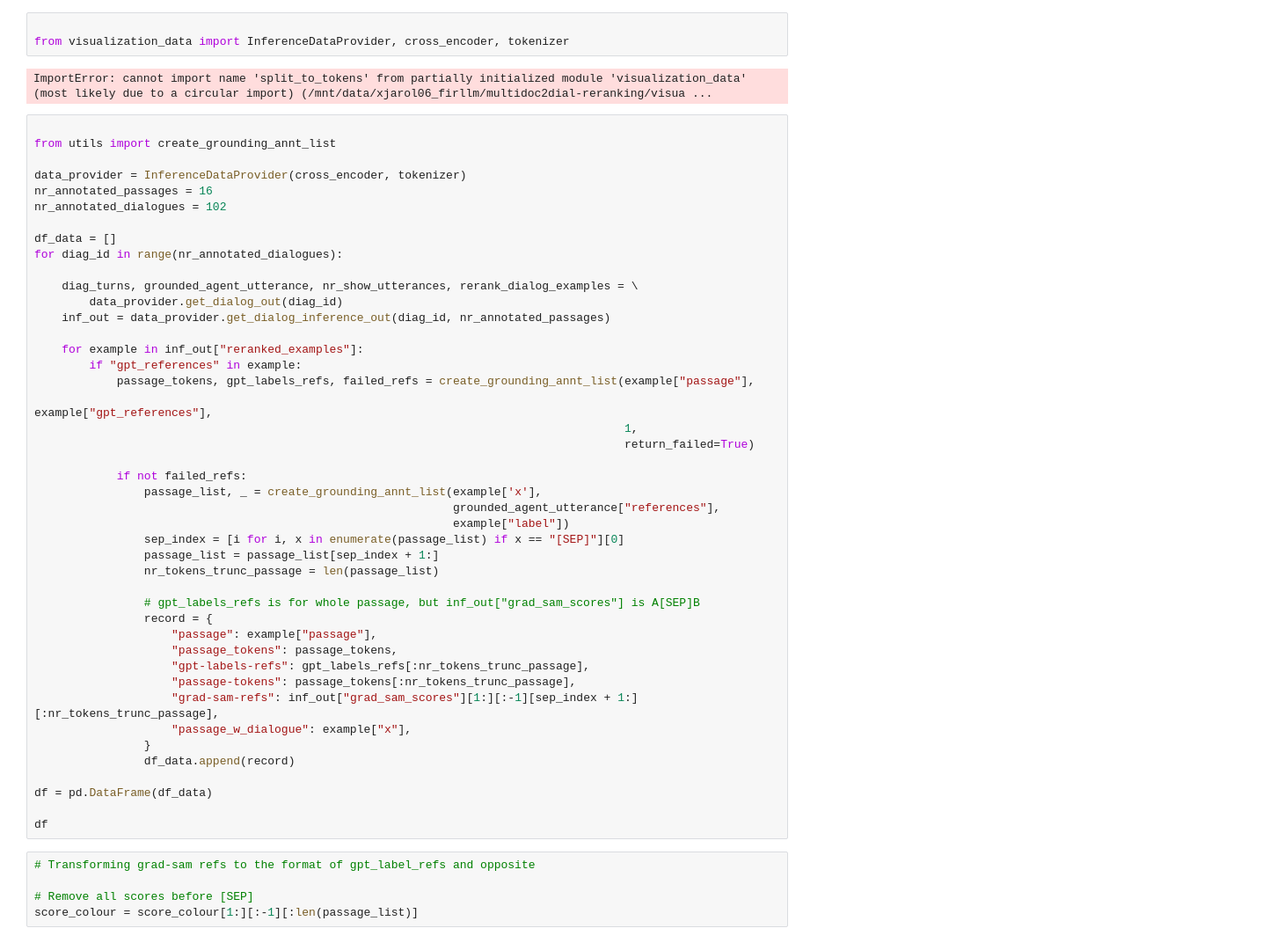
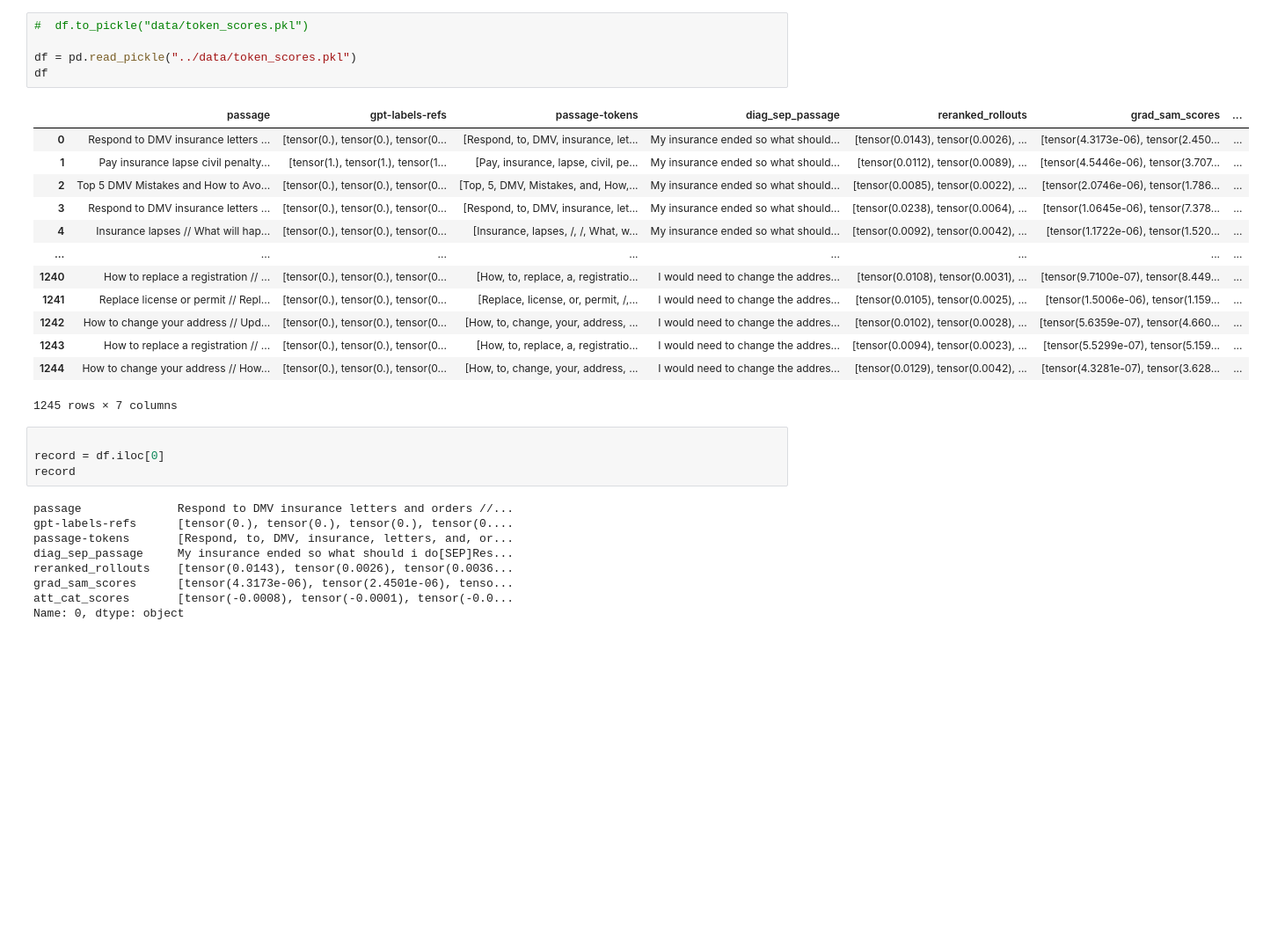
Before and after one commit to AntoninJarolim/multidoc2dial-reranking, a Jupyter notebook: notebooks/span-aggregation.ipynb, the cells around one changed output. Shown at 88% size. Drawn from its saved outputs; the diff is of its cells as text; blank space fills up the shorter version.

```diff
--- a/notebooks/span-aggregation.ipynb
+++ b/notebooks/span-aggregation.ipynb
@@ -8,54 +6,32 @@ import seaborn as sns
 # %%
+#  df.to_pickle("data/token_scores.pkl")
 
-from visualization_data import InferenceDataProvider, cross_encoder, tokenizer
+df = pd.read_pickle("../data/token_scores.pkl")
+df
 # %% [output]
+|  | passage | gpt-labels-refs | passage-tokens | diag_sep_passage | reranked_rollouts | grad_sam_scores | ... |
+| 0 | Respond to DMV insurance letters ... | [tensor(0.), tensor(0.), tensor(0... | [Respond, to, DMV, insurance, let... | My insurance ended so what should... | [tensor(0.0143), tensor(0.0026), ... | [tensor(4.3173e-06), tensor(2.450... | ... |
+| 1 | Pay insurance lapse civil penalty... | [tensor(1.), tensor(1.), tensor(1... | [Pay, insurance, lapse, civil, pe... | My insurance ended so what should... | [tensor(0.0112), tensor(0.0089), ... | [tensor(4.5446e-06), tensor(3.707... | ... |
+| 2 | Top 5 DMV Mistakes and How to Avo... | [tensor(0.), tensor(0.), tensor(0... | [Top, 5, DMV, Mistakes, and, How,... | My insurance ended so what should... | [tensor(0.0085), tensor(0.0022), ... | [tensor(2.0746e-06), tensor(1.786... | ... |
+| 3 | Respond to DMV insurance letters ... | [tensor(0.), tensor(0.), tensor(0... | [Respond, to, DMV, insurance, let... | My insurance ended so what should... | [tensor(0.0238), tensor(0.0064), ... | [tensor(1.0645e-06), tensor(7.378... | ... |
+| 4 | Insurance lapses // What will hap... | [tensor(0.), tensor(0.), tensor(0... | [Insurance, lapses, /, /, What, w... | My insurance ended so what should... | [tensor(0.0092), tensor(0.0042), ... | [tensor(1.1722e-06), tensor(1.520... | ... |
+| ... | ... | ... | ... | ... | ... | ... | ... |
+| 1240 | How to replace a registration // ... | [tensor(0.), tensor(0.), tensor(0... | [How, to, replace, a, registratio... | I would need to change the addres... | [tensor(0.0108), tensor(0.0031), ... | [tensor(9.7100e-07), tensor(8.449... | ... |
+| 1241 | Replace license or permit // Repl... | [tensor(0.), tensor(0.), tensor(0... | [Replace, license, or, permit, /,... | I would need to change the addres... | [tensor(0.0105), tensor(0.0025), ... | [tensor(1.5006e-06), tensor(1.159... | ... |
+| 1242 | How to change your address // Upd... | [tensor(0.), tensor(0.), tensor(0... | [How, to, change, your, address, ... | I would need to change the addres... | [tensor(0.0102), tensor(0.0028), ... | [tensor(5.6359e-07), tensor(4.660... | ... |
+| 1243 | How to replace a registration // ... | [tensor(0.), tensor(0.), tensor(0... | [How, to, replace, a, registratio... | I would need to change the addres... | [tensor(0.0094), tensor(0.0023), ... | [tensor(5.5299e-07), tensor(5.159... | ... |
+| 1244 | How to change your address // How... | [tensor(0.), tensor(0.), tensor(0... | [How, to, change, your, address, ... | I would need to change the addres... | [tensor(0.0129), tensor(0.0042), ... | [tensor(4.3281e-07), tensor(3.628... | ... |
-ImportError: cannot import name 'split_to_tokens' from partially initialized module 'visualization_data' (most likely due to a circular import) (/mnt/data/xjarol06_firllm/multidoc2dial-reranking/visua ...
+1245 rows × 7 columns
 # %%
 
-from utils import create_grounding_annt_list
-
-data_provider = InferenceDataProvider(cross_encoder, tokenizer)
-nr_annotated_passages = 16
-nr_annotated_dialogues = 102
-
-df_data = []
-for diag_id in range(nr_annotated_dialogues):
-
-    diag_turns, grounded_agent_utterance, nr_show_utterances, rerank_dialog_examples = \
-        data_provider.get_dialog_out(diag_id)
-    inf_out = data_provider.get_dialog_inference_out(diag_id, nr_annotated_passages)
-
-    for example in inf_out["reranked_examples"]:
-        if "gpt_references" in example:
-            passage_tokens, gpt_labels_refs, failed_refs = create_grounding_annt_list(example["passage"],
-                                                                                      example["gpt_references"],
-                                                                                      1,
-                                                                                      return_failed=True)
-
-            if not failed_refs:
-                passage_list, _ = create_grounding_annt_list(example['x'],
-                                                             grounded_agent_utterance["references"],
-                                                             example["label"])
-                sep_index = [i for i, x in enumerate(passage_list) if x == "[SEP]"][0]
-                passage_list = passage_list[sep_index + 1:]
-                nr_tokens_trunc_passage = len(passage_list)
-
-                # gpt_labels_refs is for whole passage, but inf_out["grad_sam_scores"] is A[SEP]B
-                record = {
-                    "passage": example["passage"],
-                    "passage_tokens": passage_tokens,
-                    "gpt-labels-refs": gpt_labels_refs[:nr_tokens_trunc_passage],
-                    "passage-tokens": passage_tokens[:nr_tokens_trunc_passage],
-                    "grad-sam-refs": inf_out["grad_sam_scores"][1:][:-1][sep_index + 1:][:nr_tokens_trunc_passage],
-                    "passage_w_dialogue": example["x"],
-                }
-                df_data.append(record)
-
-df = pd.DataFrame(df_data)
-
-df
+record = df.iloc[0]
+record
+# %% [output]
+passage              Respond to DMV insurance letters and orders //...
+gpt-labels-refs      [tensor(0.), tensor(0.), tensor(0.), tensor(0....
+passage-tokens       [Respond, to, DMV, insurance, letters, and, or...
+diag_sep_passage     My insurance ended so what should i do[SEP]Res...
+reranked_rollouts    [tensor(0.0143), tensor(0.0026), tensor(0.0036...
+grad_sam_scores      [tensor(4.3173e-06), tensor(2.4501e-06), tenso...
+att_cat_scores       [tensor(-0.0008), tensor(-0.0001), tensor(-0.0...
+Name: 0, dtype: object
-# %%
-# Transforming grad-sam refs to the format of gpt_label_refs and opposite
-
-# Remove all scores before [SEP]
-score_colour = score_colour[1:][:-1][:len(passage_list)]
```
Also changed, not shown: parts of 6 cells of this notebook.
